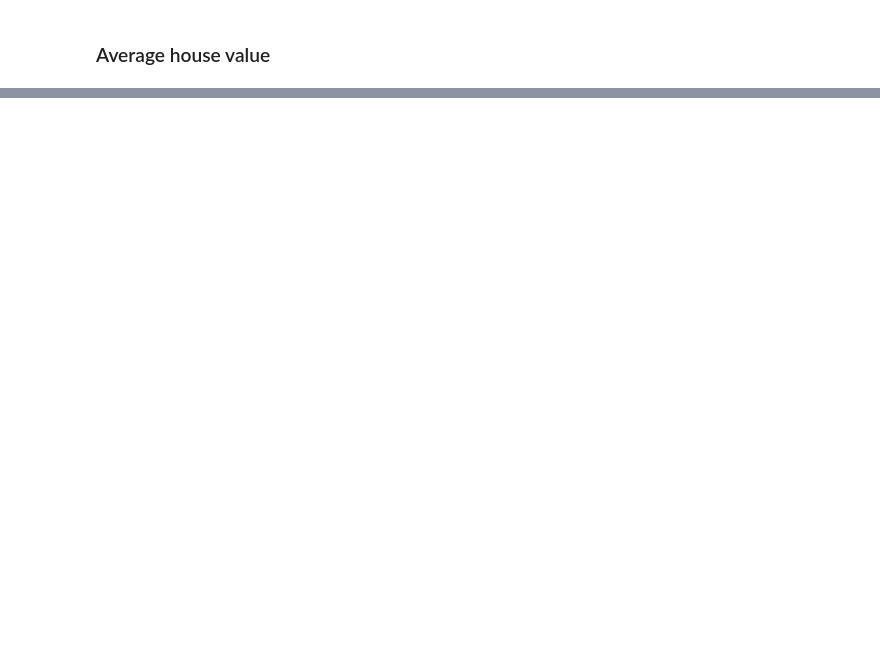
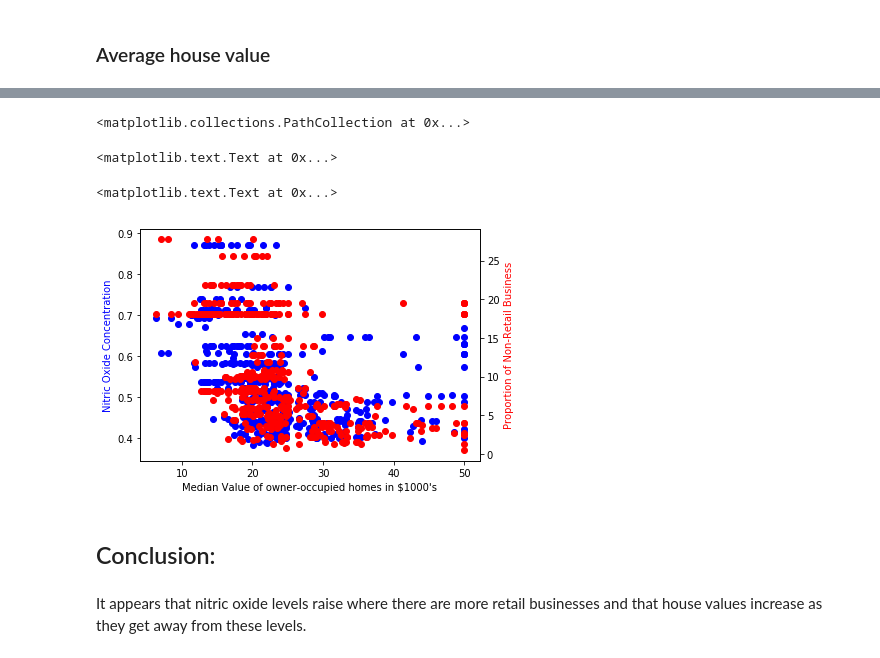
Before and after one commit to midfies/machine-learning, a Jupyter notebook: analyze_data_set.ipynb, the cells around one changed output, grey strips where cells are left out. Cells and saved outputs as stored; diff of their text form; code cells hidden in the pictures; blank space fills up the shorter version.

Commit message:
finish analyze a data set

```diff
--- a/analyze_data_set.ipynb
+++ b/analyze_data_set.ipynb
@@ -44,0 +183,11 @@ plt.show()
+# %%
+plot, data1 = plt.subplots()
+# %%
+data1.scatter(median_value, nitric_oxide, color='blue')
+# %% [output]
+<matplotlib.collections.PathCollection at 0x...>
+# %%
+data1.set_xlabel('Median Value of owner-occupied homes in $1000\'s')
+data1.set_ylabel('Nitric Oxide Concentration', color='blue')
+# %% [output]
+<matplotlib.text.Text at 0x...>
@@ -44,0 +196,14 @@ plt.show()
+# %%
+data2.plot(median_value, non_retail, 'ro')
+data2.set_ylabel('Proportion of Non-Retail Business', color='red')
+# %% [output]
+<matplotlib.text.Text at 0x...>
+# %%
+plot.tight_layout()
+plt.show()
+# %% [output]
+[figure, added]
+# %% [markdown]
+## Conclusion:
+# %% [markdown]
+It appears that nitric oxide levels raise where there are more retail businesses and that house values increase as they get away from these levels.
```
Also changed, not shown: parts of 45 cells of this notebook, 1 other file.
